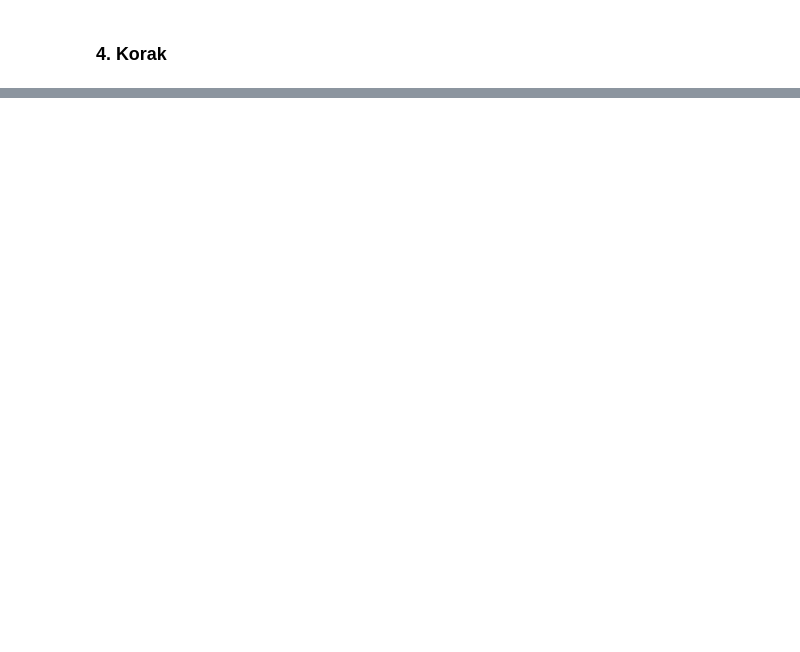
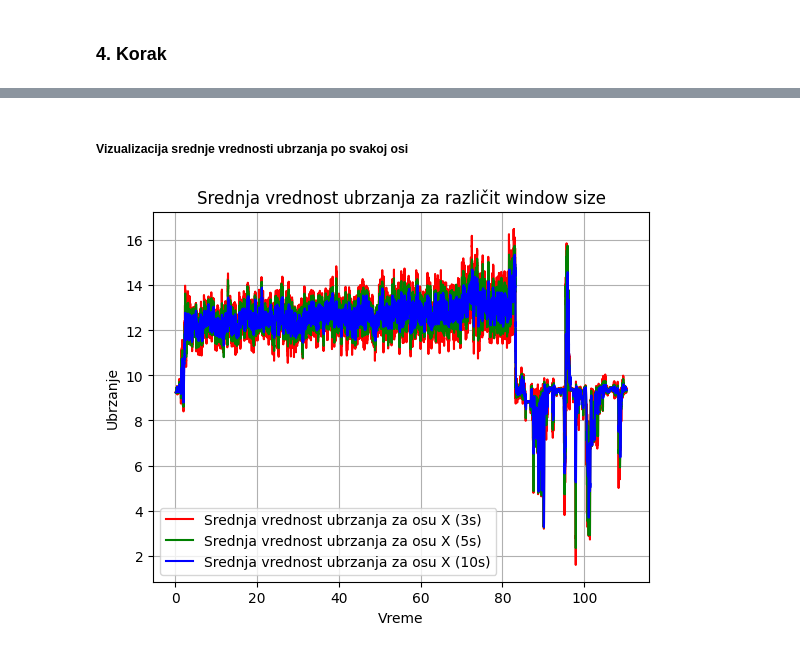
Before and after one commit to NastasijaaS/Running-data, a Jupyter notebook: Project.ipynb, the cells around one changed output, grey strips where cells are left out. Saved outputs shown, nothing was run; the diff lists cells and outputs as text; code cells hidden in the pictures; blank space fills up the shorter version.

Commit message:
4. Korak za leg_data

```diff
--- a/Project.ipynb
+++ b/Project.ipynb
@@ -599,2 +613,5 @@ Blago pozitivna korelacija između komponenti ubrzanja duž ose z (az) može uka
+# %%
+leg_data.drop('intensity_leg', axis=1, inplace=True)
+arm_data.drop('intensity_arm', axis=1, inplace=True)
 # %% [markdown]
 ### 4. Korak
@@ -600,0 +657,29 @@ Blago pozitivna korelacija između komponenti ubrzanja duž ose z (az) može uka
+# %%
+window_sizes = [3, 5, 10]
+sampling_rate=50
+
+dt = 1 / sampling_rate
+
+for window_size in window_sizes:
+
+    leg_data_final[f'mean_acceleration_x_{window_size}s'] = leg_data_final['ax_Nenad Second Runner'].rolling(window=window_size * sampling_rate).mean()
+    leg_data_final[f'mean_acceleration_y_{window_size}s'] = leg_data_final['ay_Nenad Second Runner'].rolling(window=window_size * sampling_rate).mean()
+    leg_data_final[f'mean_acceleration_z_{window_size}s'] = leg_data_final['az_Nenad Second Runner'].rolling(window=window_size * sampling_rate).mean()
+
+    leg_data_final[f'max_acceleration_x_{window_size}s'] = leg_data_final['ax_Nenad Second Runner'].rolling(window=window_size * sampling_rate).max()
+    leg_data_final[f'max_acceleration_y_{window_size}s'] = leg_data_final['ay_Nenad Second Runner'].rolling(window=window_size * sampling_rate).max()
+    leg_data_final[f'max_acceleration_z_{window_size}s'] = leg_data_final['az_Nenad Second Runner'].rolling(window=window_size * sampling_rate).max()
+
+    leg_data_final[f'mean_velocity_x_{window_size}s'] = leg_data_final[f'mean_acceleration_x_{window_size}s'] * dt
+    leg_data_final[f'mean_velocity_y_{window_size}s'] = leg_data_final[f'mean_acceleration_y_{window_size}s'] * dt
+    leg_data_final[f'mean_velocity_z_{window_size}s'] = leg_data_final[f'mean_acceleration_z_{window_size}s'] * dt
+
+
+    leg_data_final[f'mean_velocity_{window_size}s'] = np.sqrt(
+        leg_data_final[f'mean_velocity_x_{window_size}s']**2 +
+        leg_data_final[f'mean_velocity_y_{window_size}s']**2 +
+        leg_data_final[f'mean_velocity_z_{window_size}s']**2
+    )
+
+    acceleration_angle = np.arctan2(np.sqrt(leg_data_final[f'mean_acceleration_x_{window_size}s']**2 + leg_data_final[f'mean_acceleration_y_{window_size}s']**2), leg_data_final[f'mean_acceleration_z_{window_size}s'])
+    leg_data_final[f'acceleration_angle_{window_size}s'] = acceleration_angle
@@ -600,0 +690,16 @@ Blago pozitivna korelacija između komponenti ubrzanja duž ose z (az) može uka
+# %% [markdown]
+##### Vizualizacija srednje vrednosti ubrzanja po svakoj osi
+# %%
+colors = ['r', 'g', 'b']
+for i, window_size in enumerate(window_sizes):
+    x_values = leg_data_final['time'] / 60
+    plt.plot(x_values, leg_data_final[f'mean_acceleration_x_{window_size}s'], label=f'Srednja vrednost ubrzanja za osu X ({window_size}s)', color=colors[i])
+
+plt.legend()
+plt.title('Srednja vrednost ubrzanja za različit window size')
+plt.xlabel('Vreme')
+plt.ylabel('Ubrzanje')
+plt.grid(True)
+plt.show()
+# %% [output]
+[figure, added]
```
Also changed, not shown: parts of 31 cells of this notebook.
